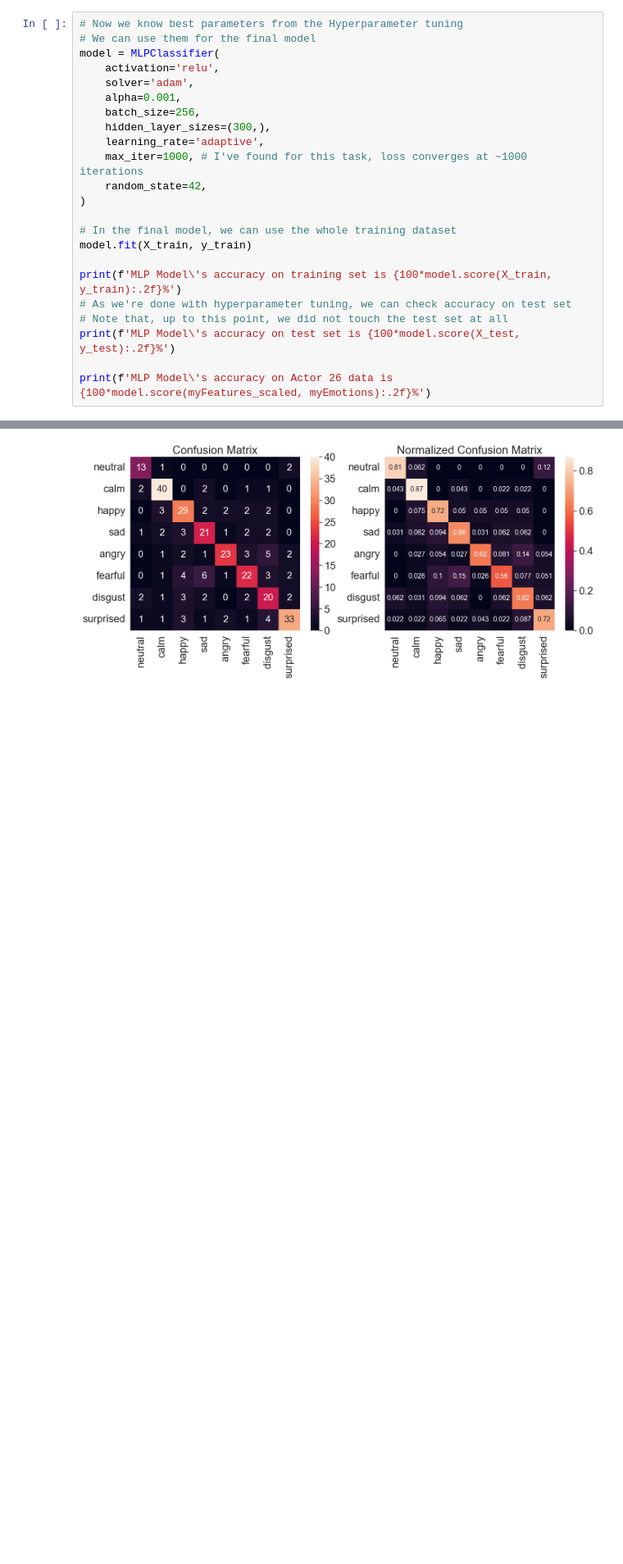
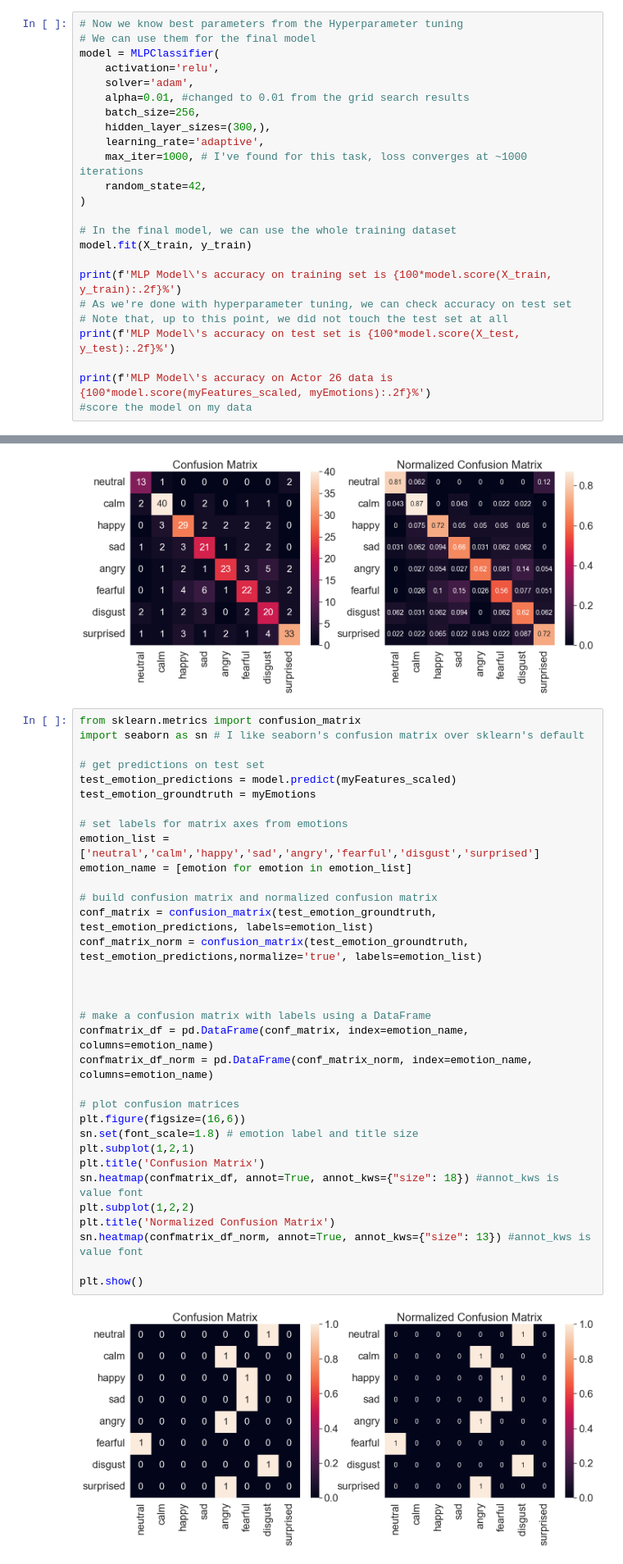
Before and after one commit to zlwym/Week4-NeuralNetworks, a Jupyter notebook: Week4__Neural_Networks.ipynb, the cells around one changed output, grey strips where cells are left out. Shown: that part at 82% size. Cells and saved outputs as stored; diff of their text form; blank space fills up the shorter version.

```diff
--- a/Week4__Neural_Networks.ipynb
+++ b/Week4__Neural_Networks.ipynb
@@ -620,7 +620,7 @@ We can now initialize our MLP model with the best hyperparameters for the task o
 model = MLPClassifier(
     activation='relu',
     solver='adam',
-    alpha=0.001,
+    alpha=0.01, #changed to 0.01 from the grid search results
     batch_size=256,
     hidden_layer_sizes=(300,),
     learning_rate='adaptive',
@@ -637,6 +637,7 @@ print(f'MLP Model\'s accuracy on training set is {100*model.score(X_train, y_tra
 print(f'MLP Model\'s accuracy on test set is {100*model.score(X_test, y_test):.2f}%')
 
 print(f'MLP Model\'s accuracy on Actor 26 data is {100*model.score(myFeatures_scaled, myEmotions):.2f}%')
+#score the model on my data
 # %% [output]
 MLP Model's accuracy on training set is 99.74%
 MLP Model's accuracy on test set is 69.79%
@@ -698,6 +699,41 @@ sn.heatmap(confmatrix_df_norm, annot=True, annot_kws={"size": 13}) #annot_kws is
 plt.show()
 # %% [output]
 [figure]
+# %%
+from sklearn.metrics import confusion_matrix
+import seaborn as sn # I like seaborn's confusion matrix over sklearn's default
+
+# get predictions on test set
+test_emotion_predictions = model.predict(myFeatures_scaled)
+test_emotion_groundtruth = myEmotions
+
+# set labels for matrix axes from emotions
+emotion_list =['neutral','calm','happy','sad','angry','fearful','disgust','surprised']
+emotion_name = [emotion for emotion in emotion_list]
+
+# build confusion matrix and normalized confusion matrix
+conf_matrix = confusion_matrix(test_emotion_groundtruth, test_emotion_predictions, labels=emotion_list)
+conf_matrix_norm = confusion_matrix(test_emotion_groundtruth, test_emotion_predictions,normalize='true', labels=emotion_list)
+
+
+
+# make a confusion matrix with labels using a DataFrame
+confmatrix_df = pd.DataFrame(conf_matrix, index=emotion_name, columns=emotion_name)
+confmatrix_df_norm = pd.DataFrame(conf_matrix_norm, index=emotion_name, columns=emotion_name)
+
+# plot confusion matrices
+plt.figure(figsize=(16,6))
+sn.set(font_scale=1.8) # emotion label and title size
+plt.subplot(1,2,1)
+plt.title('Confusion Matrix')
+sn.heatmap(confmatrix_df, annot=True, annot_kws={"size": 18}) #annot_kws is value font
+plt.subplot(1,2,2)
+plt.title('Normalized Confusion Matrix')
+sn.heatmap(confmatrix_df_norm, annot=True, annot_kws={"size": 13}) #annot_kws is value font
+
+plt.show()
+# %% [output]
+[figure, added]
 # %% [markdown]
 The sum of elements in the left matrix is size of our test set, which is the length of y_test. That should be 0.2*1435 = 287. The matrix on the right shows each element as a percentage of samples in that class. Each row adds up to 100%, i.e. each row represents all samples of a particular emotion.
 
```
Also changed, not shown: parts of 1 cell of this notebook.
